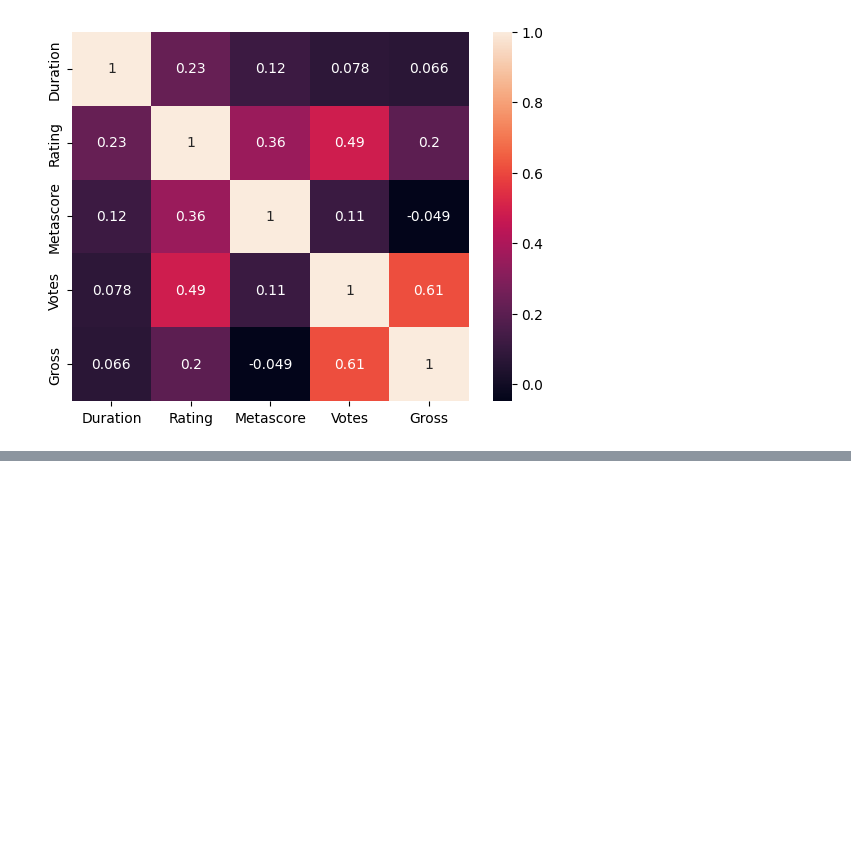
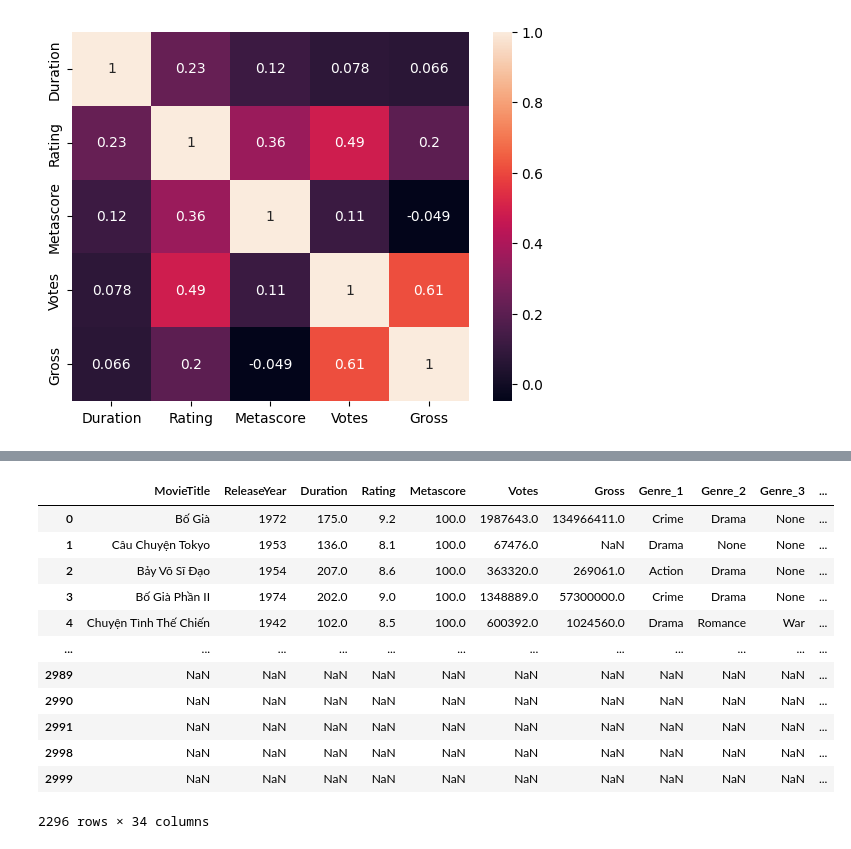
Before and after one commit to luongkhanhphuong2412/Movie_Recommedation_System, a Jupyter notebook: movie_modeling.ipynb, the cells around one changed output, grey strips where cells are left out. Cells and saved outputs as stored; diff of their text form; code cells hidden in the pictures; blank space fills up the shorter version.

Commit message:
transform dummy

```diff
--- a/movie_modeling.ipynb
+++ b/movie_modeling.ipynb
@@ -188,0 +196,7 @@ sns.heatmap(correlationMatrix, annot= True)
+# %%
+# Concatenate all 'Genre' columns into a single DataFrame
+genres_df= pd.concat([df['Genre_1'], df['Genre_2'], df['Genre_3']], axis= 1)
+# Reshape the DataFrame to have each genre in a separate row
+genres_df = genres_df.melt(value_name='Genre').dropna()
+# Strip whitespace from the 'Genre' column
+genres_df['Genre'] = genres_df['Genre'].str.strip()
@@ -188,0 +219,4 @@ sns.heatmap(correlationMatrix, annot= True)
+# %%
+# One-hot encode the 'Genre' column
+one_hot_encoded= pd.get_dummies(genres_df, columns= ['Genre'], dummy_na= True)
+one_hot_encoded
@@ -188,0 +237,19 @@ sns.heatmap(correlationMatrix, annot= True)
+# %%
+# Merge the one-hot encoded DataFrame back to the original DataFrame
+df= pd.concat([df, one_hot_encoded.drop(columns= ['variable'])], axis= 1)
+df.drop(columns= ['Genre'], inplace= True)
+df
+# %% [output]
+|  | MovieTitle | ReleaseYear | Duration | Rating | Metascore | Votes | Gross | Genre_1 | Genre_2 | Genre_3 | ... |
+| 0 | Bố Già | 1972 | 175.0 | 9.2 | 100.0 | 1987643.0 | 134966411.0 | Crime | Drama | None | ... |
+| 1 | Câu Chuyện Tokyo | 1953 | 136.0 | 8.1 | 100.0 | 67476.0 | NaN | Drama | None | None | ... |
+| 2 | Bảy Võ Sĩ Đạo | 1954 | 207.0 | 8.6 | 100.0 | 363320.0 | 269061.0 | Action | Drama | None | ... |
+| 3 | Bố Già Phần II | 1974 | 202.0 | 9.0 | 100.0 | 1348889.0 | 57300000.0 | Crime | Drama | None | ... |
+| 4 | Chuyện Tình Thế Chiến | 1942 | 102.0 | 8.5 | 100.0 | 600392.0 | 1024560.0 | Drama | Romance | War | ... |
+| ... | ... | ... | ... | ... | ... | ... | ... | ... | ... | ... | ... |
+| 2989 | NaN | NaN | NaN | NaN | NaN | NaN | NaN | NaN | NaN | NaN | ... |
+| 2990 | NaN | NaN | NaN | NaN | NaN | NaN | NaN | NaN | NaN | NaN | ... |
+| 2991 | NaN | NaN | NaN | NaN | NaN | NaN | NaN | NaN | NaN | NaN | ... |
+| 2998 | NaN | NaN | NaN | NaN | NaN | NaN | NaN | NaN | NaN | NaN | ... |
+| 2999 | NaN | NaN | NaN | NaN | NaN | NaN | NaN | NaN | NaN | NaN | ... |
+2296 rows × 34 columns
```
Also changed, not shown: parts of 12 cells of this notebook, 1 other file.
